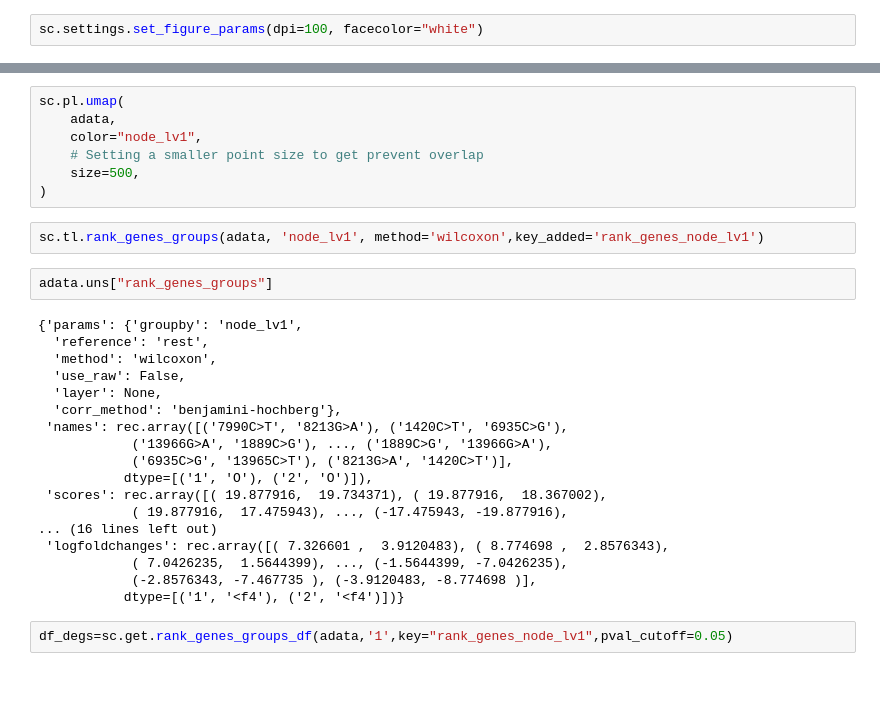
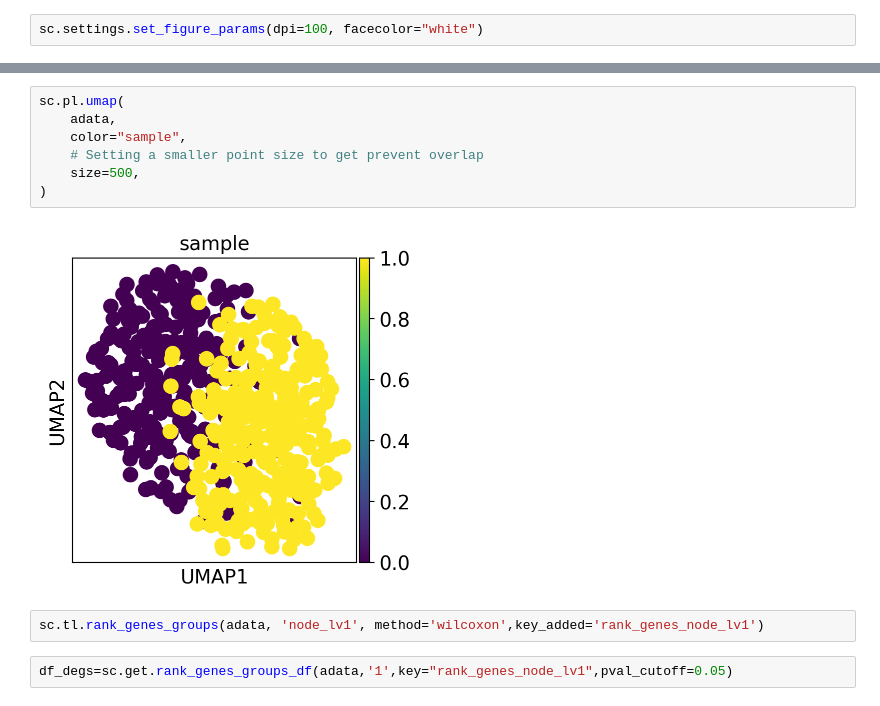
Before and after one commit to juychen/treevaerient, a Jupyter notebook: tree_exploration_SNP.ipynb, the cells around one changed output, grey strips where cells are left out. Saved outputs shown, nothing was run; the diff lists cells and outputs as text.

```diff
--- a/tree_exploration_SNP.ipynb
+++ b/tree_exploration_SNP.ipynb
@@ -252,32 +252,14 @@ sc.pl.umap(
 # %%
 sc.pl.umap(
     adata,
-    color="node_lv1",
+    color="sample",
     # Setting a smaller point size to get prevent overlap
     size=500,
 )
+# %% [output]
+[figure, added]
 # %%
 sc.tl.rank_genes_groups(adata, 'node_lv1', method='wilcoxon',key_added='rank_genes_node_lv1')
-# %%
-adata.uns["rank_genes_groups"]
-# %% [output]
-{'params': {'groupby': 'node_lv1',
-  'reference': 'rest',
-  'method': 'wilcoxon',
-  'use_raw': False,
-  'layer': None,
-  'corr_method': 'benjamini-hochberg'},
- 'names': rec.array([('7990C>T', '8213G>A'), ('1420C>T', '6935C>G'),
-            ('13966G>A', '1889C>G'), ..., ('1889C>G', '13966G>A'),
-            ('6935C>G', '13965C>T'), ('8213G>A', '1420C>T')],
-           dtype=[('1', 'O'), ('2', 'O')]),
- 'scores': rec.array([( 19.877916,  19.734371), ( 19.877916,  18.367002),
-            ( 19.877916,  17.475943), ..., (-17.475943, -19.877916),
-... (16 lines left out)
- 'logfoldchanges': rec.array([( 7.326601 ,  3.9120483), ( 8.774698 ,  2.8576343),
-            ( 7.0426235,  1.5644399), ..., (-1.5644399, -7.0426235),
-            (-2.8576343, -7.467735 ), (-3.9120483, -8.774698 )],
-           dtype=[('1', '<f4'), ('2', '<f4')])}
 # %%
 df_degs=sc.get.rank_genes_groups_df(adata,'1',key="rank_genes_node_lv1",pval_cutoff=0.05)
 # %%
```
Also changed, not shown: parts of 3 cells of this notebook, 1 other file.
